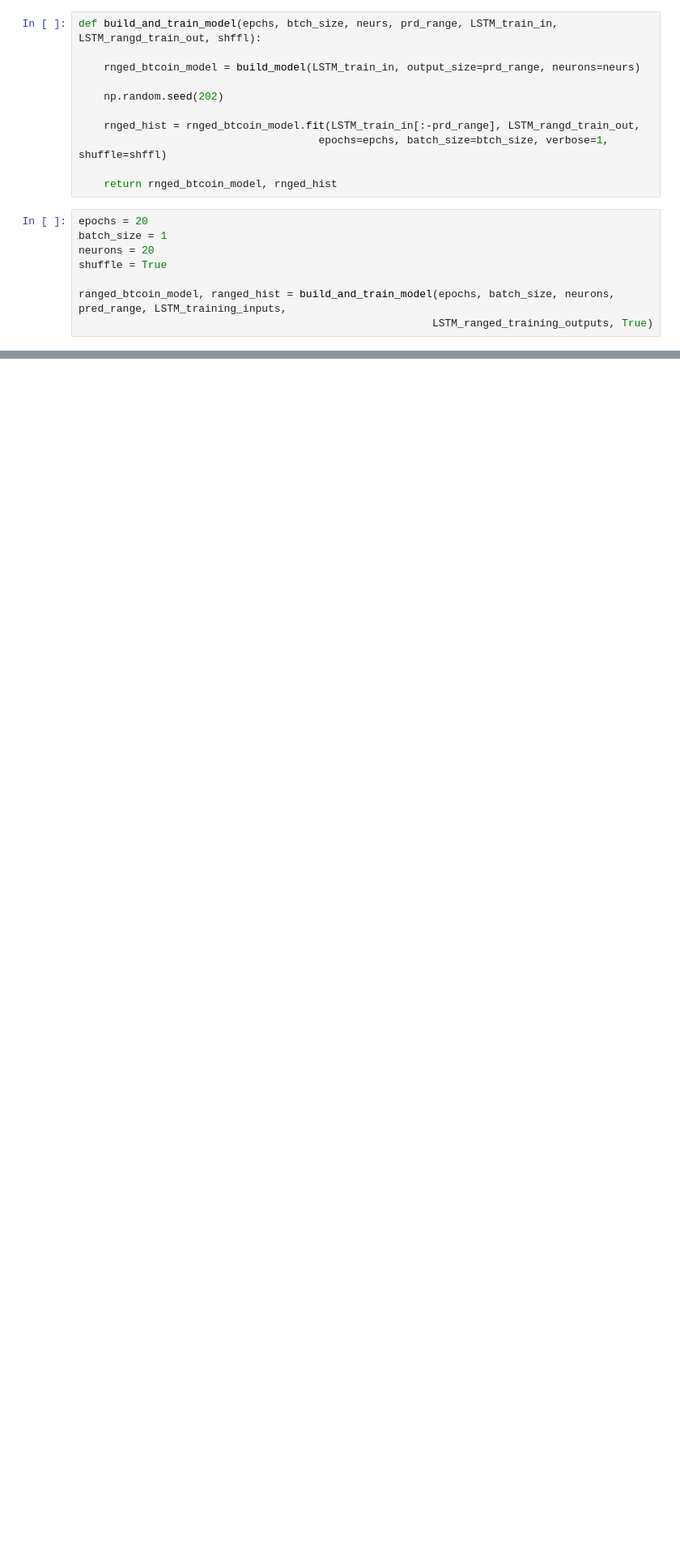
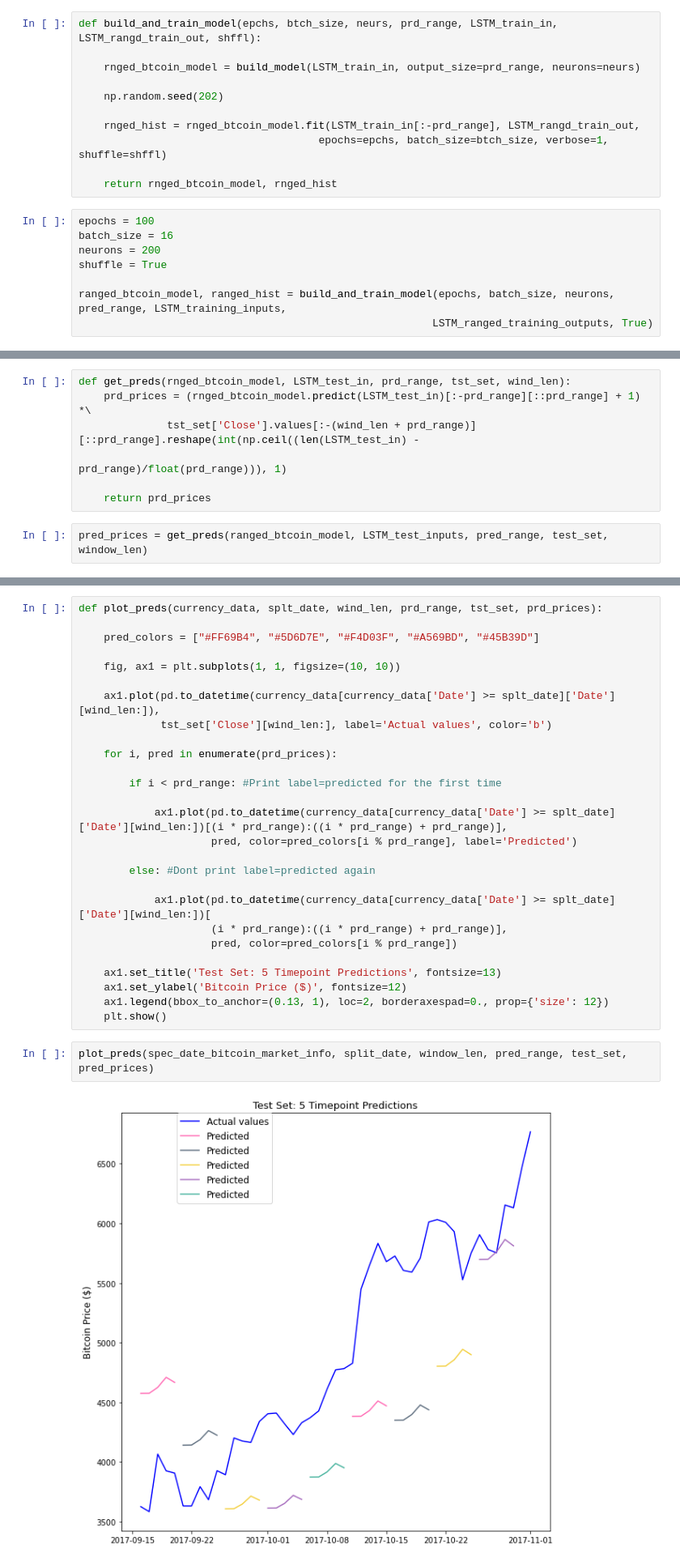
Before and after one commit to teoad95/Deep-learning-Cryptocurrency-price-prediction, a Jupyter notebook: cryptocurrency_forecasting_georg.ipynb, the cells around one changed output, grey strips where cells are left out. Shown: that part at 81% size. Cells and saved outputs as stored; diff of their text form; blank space fills up the shorter version.

```diff
--- a/cryptocurrency_forecasting_georg.ipynb
+++ b/cryptocurrency_forecasting_georg.ipynb
@@ -379,9 +379,9 @@ def build_and_train_model(epchs, btch_size, neurs, prd_range, LSTM_train_in, LST
 
     return rnged_btcoin_model, rnged_hist
 # %%
-epochs = 20
-batch_size = 1
-neurons = 20
+epochs = 100
+batch_size = 16
+neurons = 200
 shuffle = True
 
 ranged_btcoin_model, ranged_hist = build_and_train_model(epochs, batch_size, neurons, pred_range, LSTM_training_inputs,
@@ -393,0 +409,9 @@ Make sure all arrays contain the same number of samples.
+# %%
+def get_preds(rnged_btcoin_model, LSTM_test_in, prd_range, tst_set, wind_len):
+    prd_prices = (rnged_btcoin_model.predict(LSTM_test_in)[:-prd_range][::prd_range] + 1) *\
+              tst_set['Close'].values[:-(wind_len + prd_range)][::prd_range].reshape(int(np.ceil((len(LSTM_test_in) -
+                                                                                            prd_range)/float(prd_range))), 1)
+
+    return prd_prices
+# %%
+pred_prices = get_preds(ranged_btcoin_model, LSTM_test_inputs, pred_range, test_set, window_len)
@@ -393,0 +420,31 @@ Make sure all arrays contain the same number of samples.
+# %%
+def plot_preds(currency_data, splt_date, wind_len, prd_range, tst_set, prd_prices):
+
+    pred_colors = ["#FF69B4", "#5D6D7E", "#F4D03F", "#A569BD", "#45B39D"]
+
+    fig, ax1 = plt.subplots(1, 1, figsize=(10, 10))
+
+    ax1.plot(pd.to_datetime(currency_data[currency_data['Date'] >= splt_date]['Date'][wind_len:]),
+             tst_set['Close'][wind_len:], label='Actual values', color='b')
+
+    for i, pred in enumerate(prd_prices):
+
+        if i < prd_range: #Print label=predicted for the first time
+
+            ax1.plot(pd.to_datetime(currency_data[currency_data['Date'] >= splt_date]['Date'][wind_len:])[(i * prd_range):((i * prd_range) + prd_range)],
+                     pred, color=pred_colors[i % prd_range], label='Predicted')
+
+        else: #Dont print label=predicted again
+
+            ax1.plot(pd.to_datetime(currency_data[currency_data['Date'] >= splt_date]['Date'][wind_len:])[
+                     (i * prd_range):((i * prd_range) + prd_range)],
+                     pred, color=pred_colors[i % prd_range])
+
+    ax1.set_title('Test Set: 5 Timepoint Predictions', fontsize=13)
+    ax1.set_ylabel('Bitcoin Price ($)', fontsize=12)
+    ax1.legend(bbox_to_anchor=(0.13, 1), loc=2, borderaxespad=0., prop={'size': 12})
+    plt.show()
+# %%
+plot_preds(spec_date_bitcoin_market_info, split_date, window_len, pred_range, test_set, pred_prices)
+# %% [output]
+[figure, added]
```
Also changed, not shown: parts of 5 cells of this notebook.
